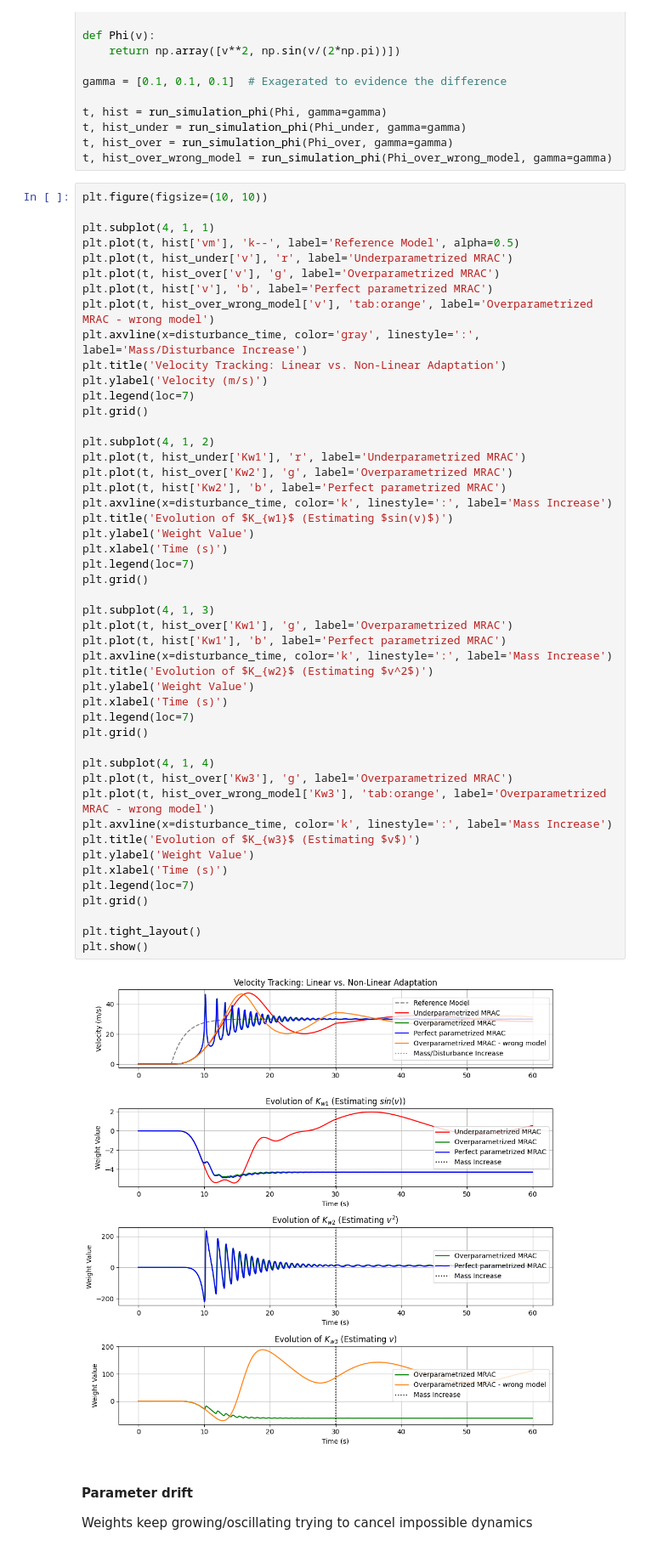
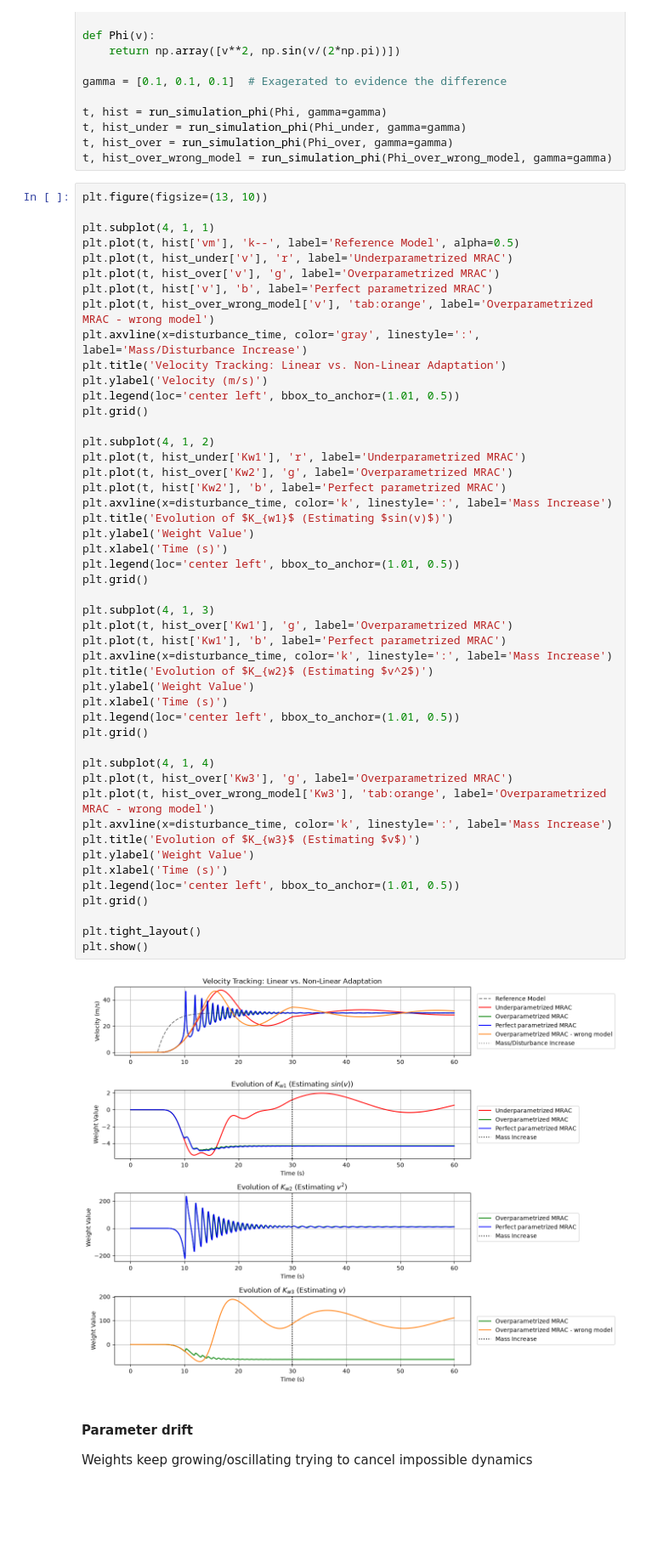
Before and after one commit to Mrjarkos/MRAC_Tutorial, a Jupyter notebook: 02_MRAC_meets_Lyapunov.ipynb, the cells around one changed output. Shown at 85% size. Drawn from its saved outputs; the diff is of its cells as text; blank space fills up the shorter version.

```diff
--- a/02_MRAC_meets_Lyapunov.ipynb
+++ b/02_MRAC_meets_Lyapunov.ipynb
@@ -460,7 +460,7 @@ t, hist_under = run_simulation_phi(Phi_under, gamma=gamma)
 t, hist_over = run_simulation_phi(Phi_over, gamma=gamma)
 t, hist_over_wrong_model = run_simulation_phi(Phi_over_wrong_model, gamma=gamma)
 # %%
-plt.figure(figsize=(10, 10))
+plt.figure(figsize=(13, 10))
 
 plt.subplot(4, 1, 1)
 plt.plot(t, hist['vm'], 'k--', label='Reference Model', alpha=0.5)
@@ -471,44 +471,44 @@ plt.plot(t, hist_over_wrong_model['v'], 'tab:orange', label='Overparametrized MR
 plt.axvline(x=disturbance_time, color='gray', linestyle=':', label='Mass/Disturbance Increase')
 plt.title('Velocity Tracking: Linear vs. Non-Linear Adaptation')
 plt.ylabel('Velocity (m/s)')
-plt.legend(loc=7)
+plt.legend(loc='center left', bbox_to_anchor=(1.01, 0.5))
 plt.grid()
 
 plt.subplot(4, 1, 2)
 plt.plot(t, hist_under['Kw1'], 'r', label='Underparametrized MRAC')
 plt.plot(t, hist_over['Kw2'], 'g', label='Overparametrized MRAC')
 plt.plot(t, hist['Kw2'], 'b', label='Perfect parametrized MRAC')
 plt.axvline(x=disturbance_time, color='k', linestyle=':', label='Mass Increase')
 plt.title('Evolution of $K_{w1}$ (Estimating $sin(v)$)')
 plt.ylabel('Weight Value')
 plt.xlabel('Time (s)')
-plt.legend(loc=7)
+plt.legend(loc='center left', bbox_to_anchor=(1.01, 0.5))
 plt.grid()
 
 plt.subplot(4, 1, 3)
 plt.plot(t, hist_over['Kw1'], 'g', label='Overparametrized MRAC')
 plt.plot(t, hist['Kw1'], 'b', label='Perfect parametrized MRAC')
 plt.axvline(x=disturbance_time, color='k', linestyle=':', label='Mass Increase')
 plt.title('Evolution of $K_{w2}$ (Estimating $v^2$)')
 plt.ylabel('Weight Value')
 plt.xlabel('Time (s)')
-plt.legend(loc=7)
+plt.legend(loc='center left', bbox_to_anchor=(1.01, 0.5))
 plt.grid()
 
 plt.subplot(4, 1, 4)
 plt.plot(t, hist_over['Kw3'], 'g', label='Overparametrized MRAC')
 plt.plot(t, hist_over_wrong_model['Kw3'], 'tab:orange', label='Overparametrized MRAC - wrong model')
 plt.axvline(x=disturbance_time, color='k', linestyle=':', label='Mass Increase')
 plt.title('Evolution of $K_{w3}$ (Estimating $v$)')
 plt.ylabel('Weight Value')
 plt.xlabel('Time (s)')
-plt.legend(loc=7)
+plt.legend(loc='center left', bbox_to_anchor=(1.01, 0.5))
 plt.grid()
 
 plt.tight_layout()
 plt.show()
 # %% [output]
-[figure, old version]
+[figure, new version]
 # %% [markdown]
 #### Parameter drift
 Weights keep growing/oscillating trying to cancel impossible dynamics
```
Also changed, not shown: parts of 2 cells of this notebook, 3 other files.
